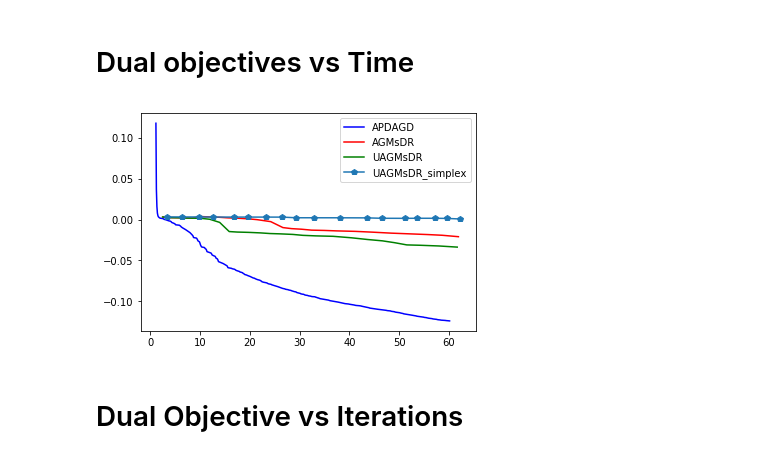
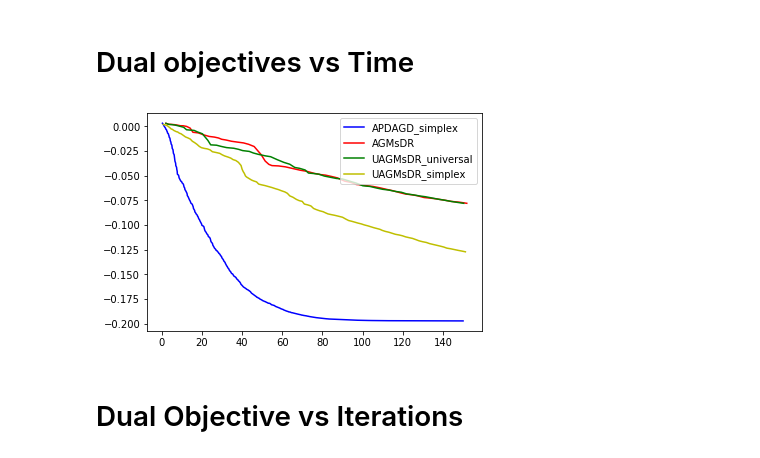
Before and after one commit to nazya/acc-alt-OT, a Jupyter notebook: main.ipynb, the cells around one changed output. Cells and saved outputs as stored; diff of their text form; code cells hidden in the pictures.

```diff
--- a/main.ipynb
+++ b/main.ipynb
@@ -717,4 +733,4 @@ leg = ax.legend();
 # %%
 phis2, lamus2, times2, N2 = AGMsDR(wtime, eps_search)
 # %%
-phis3, lamus3, times3, N3 = UAGMsDR(wtime, eps_search, eps_f)
+phis3, lamus3, times3, N3 = UAGMsDR(wtime, eps_search, eps_f, design='u')
@@ -723,12 +737,12 @@ phis4, lamus4, times4, N4 = UAGMsDR_simplex(wtime, eps_search, eps_f, design='b'
 # %%
 fig, ax = plt.subplots()
-ax.plot(times1, phis1, '-b', label='APDAGD')
+ax.plot(times7, phis7, '-b', label='APDAGD_simplex')
 ax.plot(times2, phis2, '-r', label='AGMsDR')
-ax.plot(times3, phis3, '-g', label='UAGMsDR')
-ax.plot(times4, phis4, '-p', label='UAGMsDR_simplex')
+ax.plot(times3, phis3, '-g', label='UAGMsDR_universal')
+ax.plot(times6, phis6, '-y', label='UAGMsDR_simplex')
 leg = ax.legend();
 # %% [output]
-[figure, old version]
+[figure, new version]
 # %% [markdown]
 # Dual Objective vs Iterations
 # %%
```
Also changed, not shown: parts of 15 cells of this notebook.
